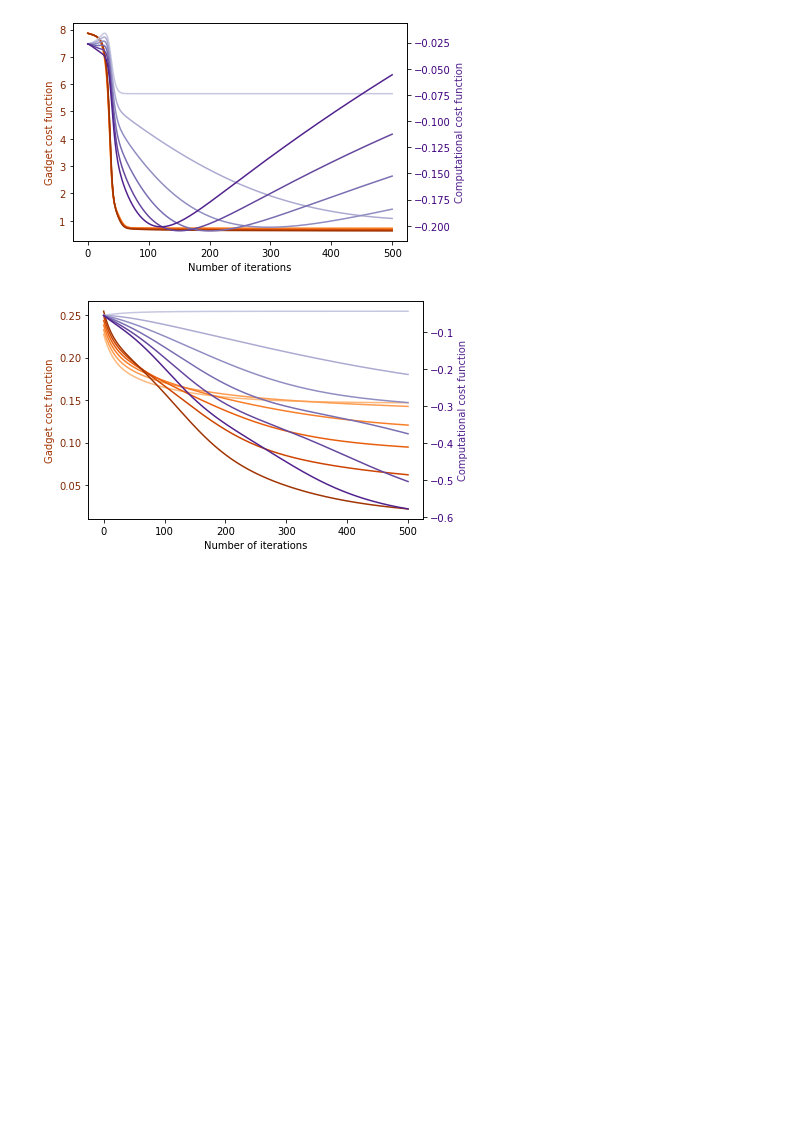
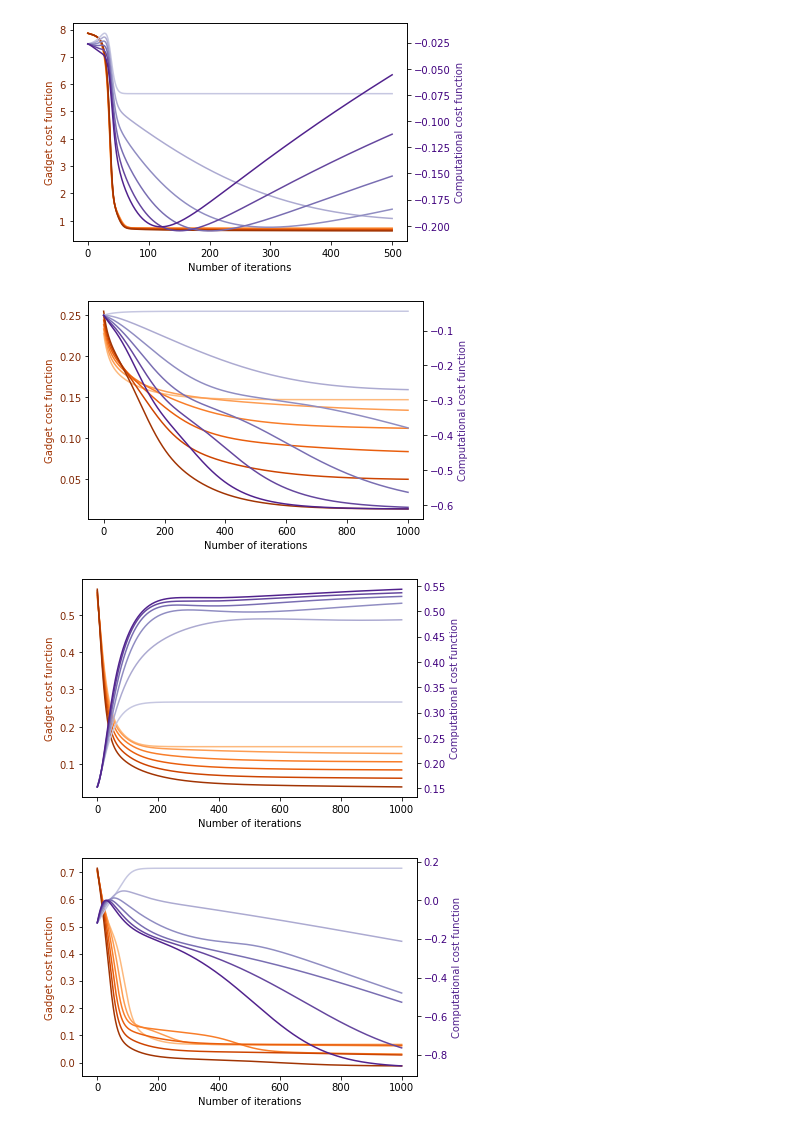
Before and after one commit to SimonCichy/barren-gadgets, a Jupyter notebook: plotting/relevant_results.ipynb, the cells around one changed output. Cells and saved outputs as stored; diff of their text form; code cells hidden in the pictures; blank space fills up the shorter version.

Commit message:
3-local training runs
Adding some results from training 3-local gadget decomposition of the same Hamiltonian

```diff
--- a/plotting/relevant_results.ipynb
+++ b/plotting/relevant_results.ipynb
@@ -204,19 +204,15 @@ for seed in [13, 14, 15]:
 [figure]
 [figure]
 [figure]
-# %%
-subfolder = 'training/gadget3/'
-qubits = 4
-layers = 2
-for seed in [2]:
-    file_list = [data_folder + subfolder + '220419_training_gadget3_{:02}qubits_{:02}layers_500iterations_seed{:02}_0.0lambda.dat'.format(qubits, layers, seed),
-                 data_folder + subfolder + '220419_training_gadget3_{:02}qubits_{:02}layers_500iterations_seed{:02}_0.2lambda.dat'.format(qubits, layers, seed),
-                 data_folder + subfolder + '220419_training_gadget3_{:02}qubits_{:02}layers_500iterations_seed{:02}_0.4lambda.dat'.format(qubits, layers, seed),
-                 data_folder + subfolder + '220419_training_gadget3_{:02}qubits_{:02}layers_500iterations_seed{:02}_0.6lambda.dat'.format(qubits, layers, seed),
-                 data_folder + subfolder + '220419_training_gadget3_{:02}qubits_{:02}layers_500iterations_seed{:02}_0.8lambda.dat'.format(qubits, layers, seed),
-                 data_folder + subfolder + '220419_training_gadget3_{:02}qubits_{:02}layers_500iterations_seed{:02}_1.0lambda.dat'.format(qubits, layers, seed)]
-
-    # %matplotlib qt
-    plot_training(file_list, np.swapaxes(colours, 0, 1)[:, [0, 2]])
-# %% [output]
-[figure, removed]
+# %%
+subfolder = 'training/gadget3/'
+qubits = 4
+layers = 2
+iterations = 1000
+for seed in [2, 3, 4]:
+    file_list = [data_folder + subfolder + '220419_training_gadget3_{:02}qubits_{:02}layers_{}iterations_seed{:02}_{:1.1f}lambda.dat'.format(qubits, layers, iterations, seed, l) for l in np.linspace(0, 1, 6)]
+    plot_training(file_list, np.swapaxes(colours, 0, 1)[:, [0, 2]])
+# %% [output]
+[figure, added]
+[figure, added]
+[figure, added]
```
Also changed, not shown: 1 other file.
